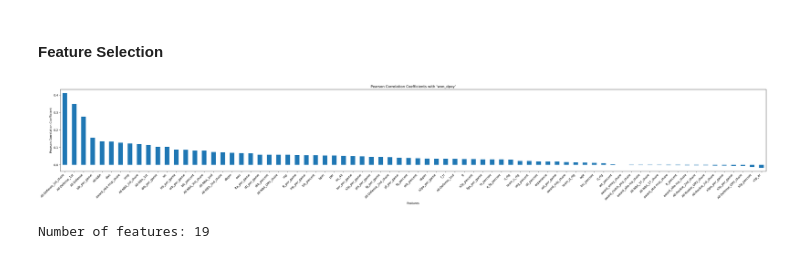
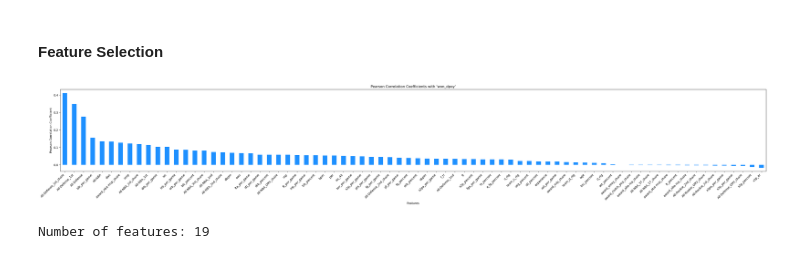
Before and after one commit to allenjake440/NBA_Missing_DPOY, a Jupyter notebook: missing_dpoy_project.ipynb, the cells around one changed output. Saved outputs shown, nothing was run; the diff lists cells and outputs as text; code cells hidden in the pictures.

```diff
--- a/missing_dpoy_project.ipynb
+++ b/missing_dpoy_project.ipynb
@@ -438,21 +450,21 @@ data = df[data_columns].copy()
 # %%
 
 correlations = df[data_columns].corrwith(df['won_dpoy'])
 
 
 correlations = correlations.sort_values(ascending=False)
 
 
 plt.figure(figsize=(35, 6))
-correlations.plot(kind='bar')
+correlations.plot(kind='bar', color='dodgerblue')
 plt.title("Pearson Correlation Coefficients with 'won_dpoy'")
 plt.xlabel("Features")
 plt.ylabel("Pearson Correlation Coefficient")
 plt.xticks(rotation=45, ha='right')
 plt.tight_layout()
 plt.show()
 # %% [output]
-[figure, old version]
+[figure, new version]
 # %%
 features = ['All-Defense_1st_share', 'blk_per_game', 'dws',
            'vorp', 'drb_per_game', 'ws','trb_per_game', 'blk_percent',
```
Also changed, not shown: parts of 17 cells of this notebook.
